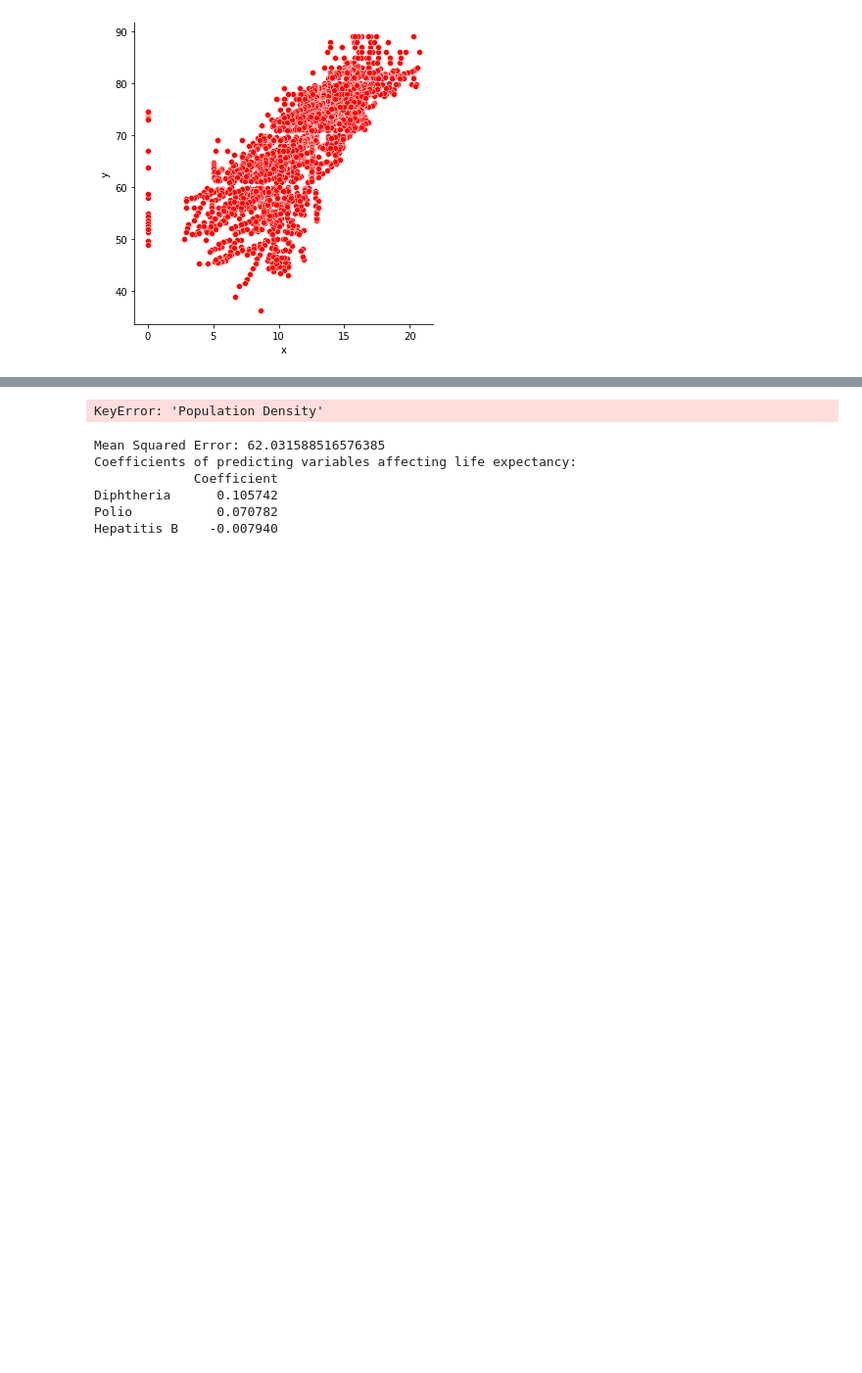
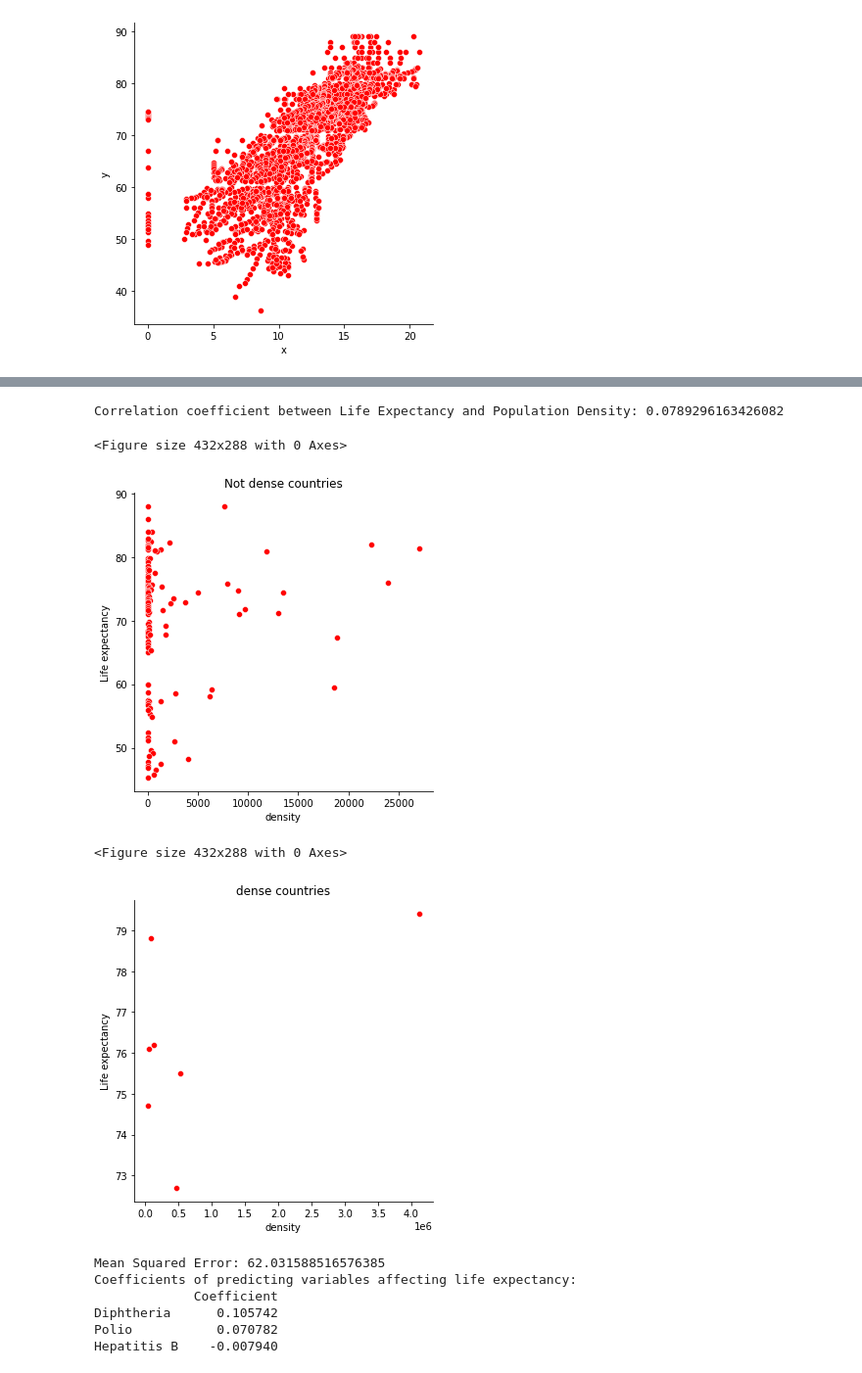
Before and after one commit to Liloiscracked/Machine-learning-Techniques---analysing-data-, a Jupyter notebook: Analysis.ipynb, the cells around one changed output, grey strips where cells are left out. Shown at 98% size. Drawn from its saved outputs; the diff is of its cells as text; code cells hidden in the pictures; blank space fills up the shorter version.

```diff
--- a/Analysis.ipynb
+++ b/Analysis.ipynb
@@ -350,26 +305,38 @@ Correlation coefficient between Life Expectancy and Alcohol Consumption: 0.40487
 # %%
 #Q7
 # Load the dataset
 data = pd.read_csv('Life Expectancy Data.csv')
-
+countries = pd.read_csv('countries of the world.csv')
 # Select relevant columns
-selected_columns = ['Life expectancy', 'Population']
+selected_columns = ['Life expectancy', 'Population',]
 
 # Drop rows with missing values
 data_cleaned = data[selected_columns].dropna()
+# Calculate population density (population / area)
+data_cleaned['density'] = data_cleaned['Population'] / countries['Area (sq. mi.)']
+# Calculate correlation coefficient
+correlation_coefficient = data_cleaned['Life expectancy'].corr(data_cleaned['density'])
 
-# Calculate population density (population / area)
-# If area information is available in the dataset, replace 'area' with the actual column name
-# Otherwise, you can skip this step if population density is not directly available
-#data_cleaned['Population Density'] = data_cleaned['Population'] / area
-
-# Calculate correlation coefficient
-correlation_coefficient = data_cleaned['Life expectancy'].corr(data_cleaned['Population Density'])
+dense_countries = data_cleaned[data_cleaned['density'] >= data_cleaned['density'].mean()]
+not_dense_countries = data_cleaned[data_cleaned['density'] < data_cleaned['density'].mean()]
 
 # Print correlation coefficient
 print("Correlation coefficient between Life Expectancy and Population Density:", correlation_coefficient)
+plt.figure()
+sns.relplot(x='density', y='Life expectancy', color = 'r', marker = 'o',kind='scatter',data=not_dense_countries)
+plt.title('Not dense countries')
+plt.show()
+
+plt.figure()
+sns.relplot(x='density', y='Life expectancy', color = 'r', marker = 'o',kind='scatter',data=dense_countries)
+plt.title('dense countries')
+plt.show()
 # %% [output]
-KeyError: 'Population Density'
+Correlation coefficient between Life Expectancy and Population Density: 0.0789296163426082
+<Figure size 432x288 with 0 Axes>
+[figure, added]
+<Figure size 432x288 with 0 Axes>
+[figure, added]
 # %%
 #Q8
 data = pd.read_csv('Life Expectancy Data.csv')
```
Also changed, not shown: parts of 12 cells of this notebook, 1 other file.
